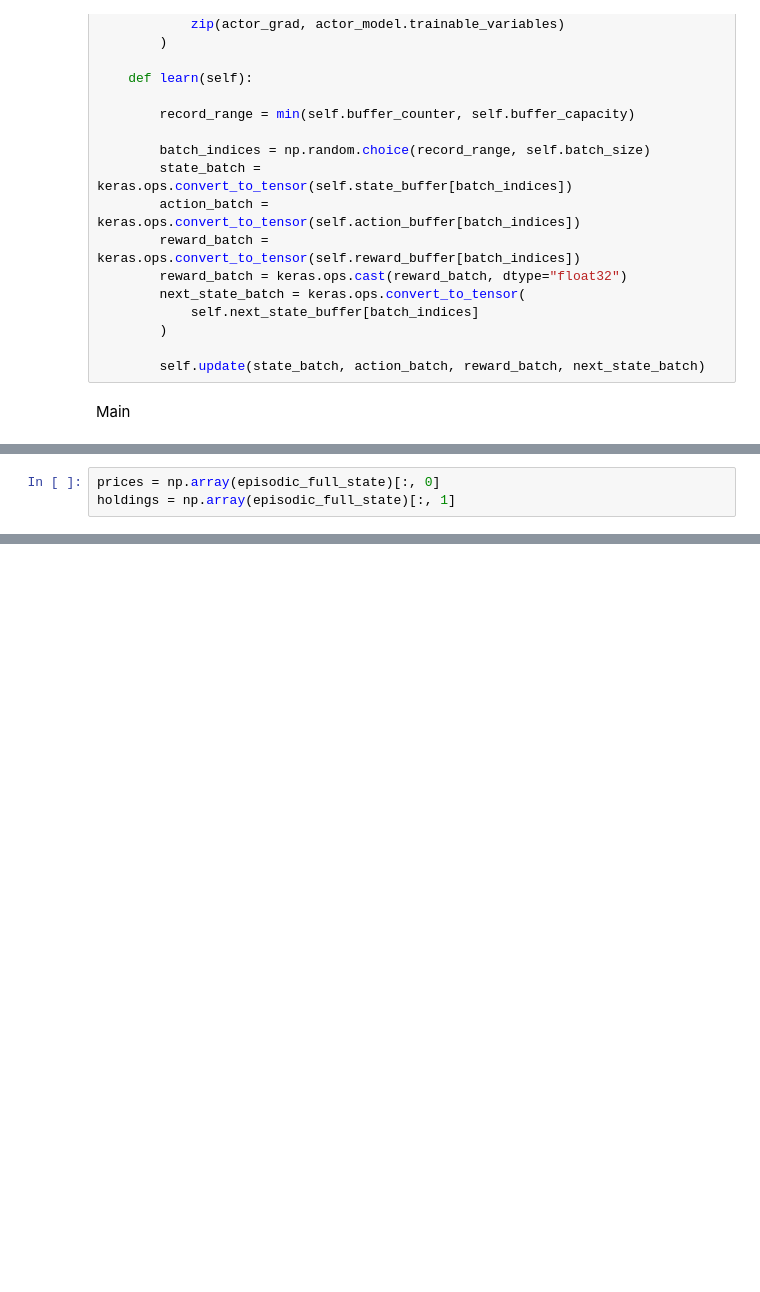
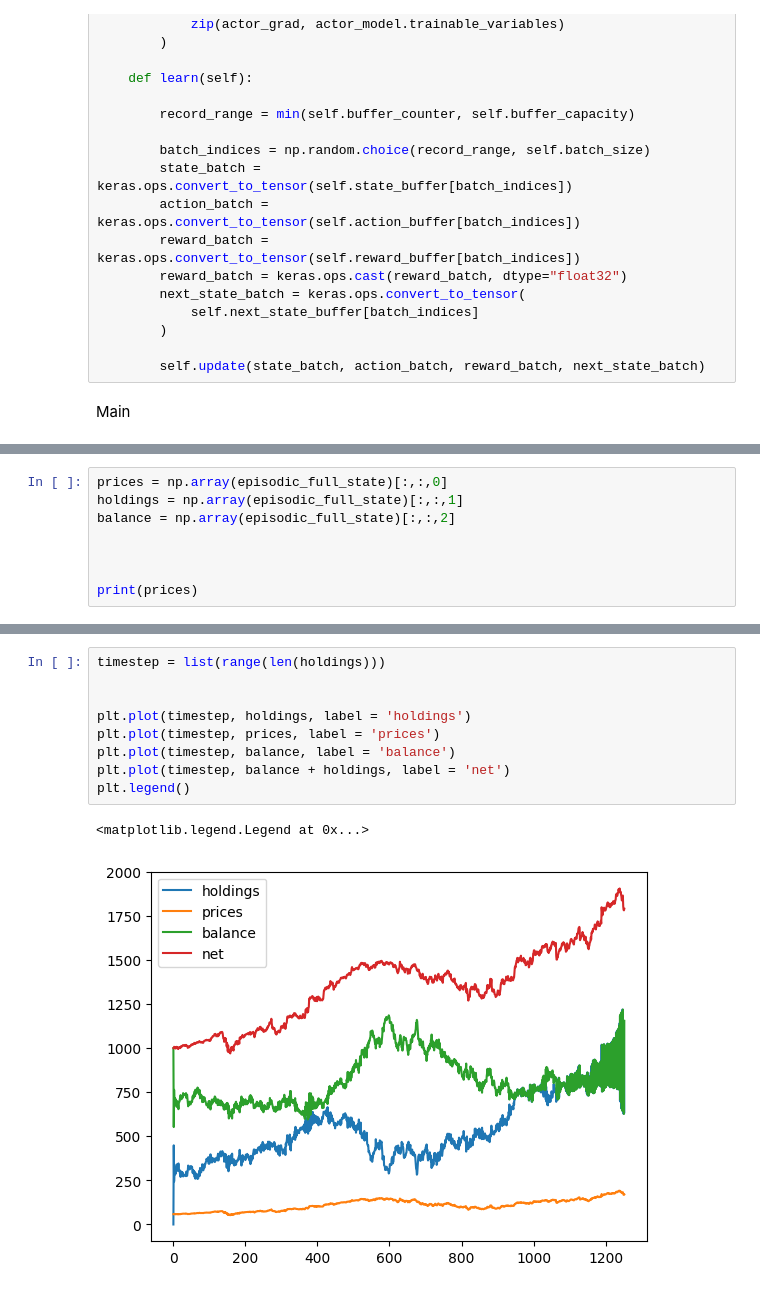
Before and after one commit to MDBowen/StockPred, a Jupyter notebook: Reinfocement_Learning/ddpg.ipynb, the cells around one changed output, grey strips where cells are left out. Cells and saved outputs as stored; diff of their text form; blank space fills up the shorter version.

Commit message:
some terrible graphs

```diff
--- a/Reinfocement_Learning/ddpg.ipynb
+++ b/Reinfocement_Learning/ddpg.ipynb
@@ -412,3 +426,8 @@ ValueError: Why tf: 0.0, action: 0.25854199809197614, state: [ 6.12012100e+01  3
 # %%
-prices = np.array(episodic_full_state)[:, 0]
-holdings = np.array(episodic_full_state)[:, 1]
+prices = np.array(episodic_full_state)[:,:,0]
+holdings = np.array(episodic_full_state)[:,:,1]
+balance = np.array(episodic_full_state)[:,:,2]
+
+
+
+print(prices)
@@ -432,0 +462,12 @@ plt.show()
+# %%
+timestep = list(range(len(holdings)))
+
+
+plt.plot(timestep, holdings, label = 'holdings')
+plt.plot(timestep, prices, label = 'prices')
+plt.plot(timestep, balance, label = 'balance')
+plt.plot(timestep, balance + holdings, label = 'net')
+plt.legend()
+# %% [output]
+<matplotlib.legend.Legend at 0x...>
+[figure, added]
```
Also changed, not shown: parts of 11 cells of this notebook, 1 other file.
